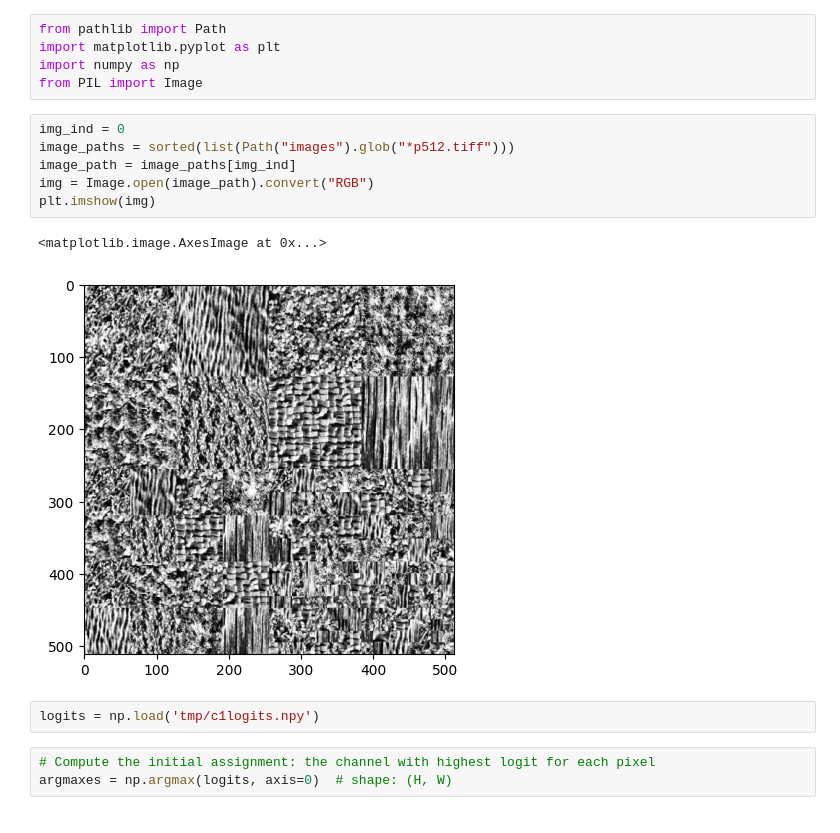
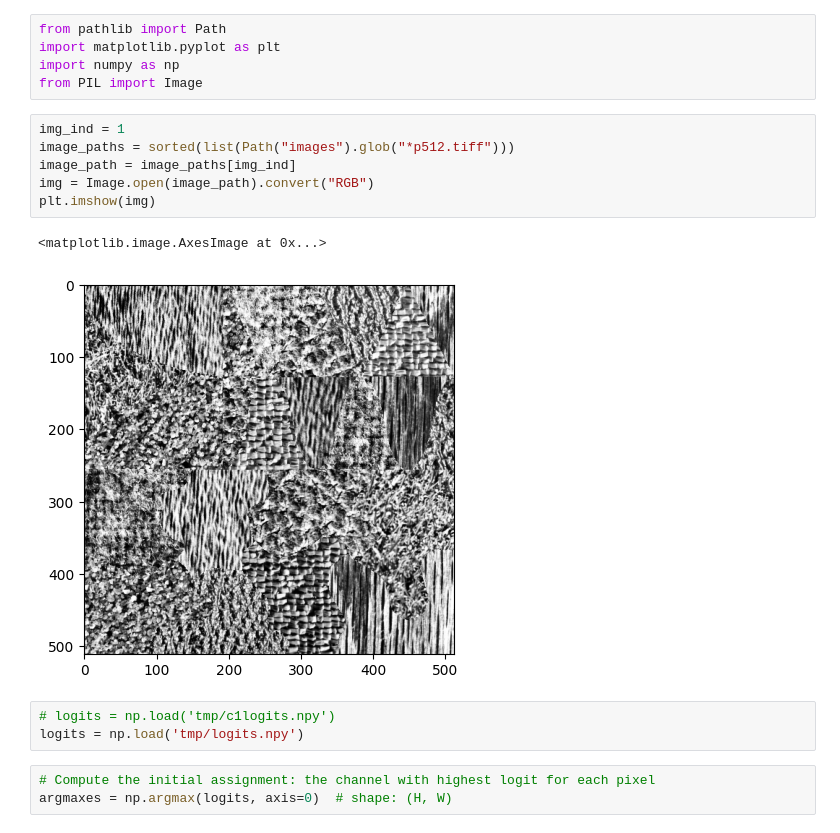
Before and after one commit to franchesoni/sam2, a Jupyter notebook: ours/superpixels.ipynb, the cells around one changed output. Cells and saved outputs as stored; diff of their text form.

```diff
--- a/ours/superpixels.ipynb
+++ b/ours/superpixels.ipynb
@@ -4,16 +4,17 @@ import matplotlib.pyplot as plt
 import numpy as np
 from PIL import Image
 # %%
-img_ind = 0
+img_ind = 1
 image_paths = sorted(list(Path("images").glob("*p512.tiff")))
 image_path = image_paths[img_ind]
 img = Image.open(image_path).convert("RGB")
 plt.imshow(img)
 # %% [output]
 <matplotlib.image.AxesImage at 0x...>
-[figure, old version]
+[figure, new version]
 # %%
-logits = np.load('tmp/c1logits.npy')
+# logits = np.load('tmp/c1logits.npy')
+logits = np.load('tmp/logits.npy')
 # %%
 # Compute the initial assignment: the channel with highest logit for each pixel
 argmaxes = np.argmax(logits, axis=0)  # shape: (H, W)
```
Also changed, not shown: parts of 6 cells of this notebook.
